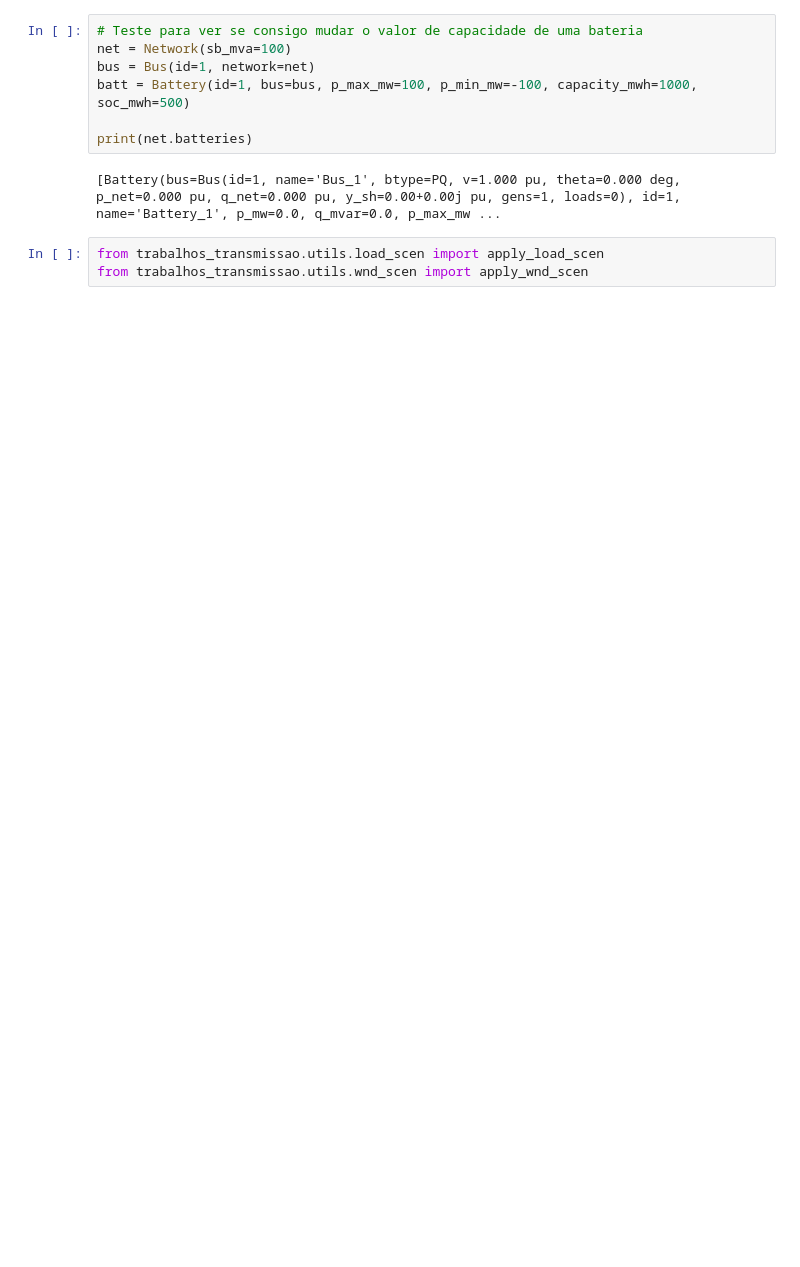
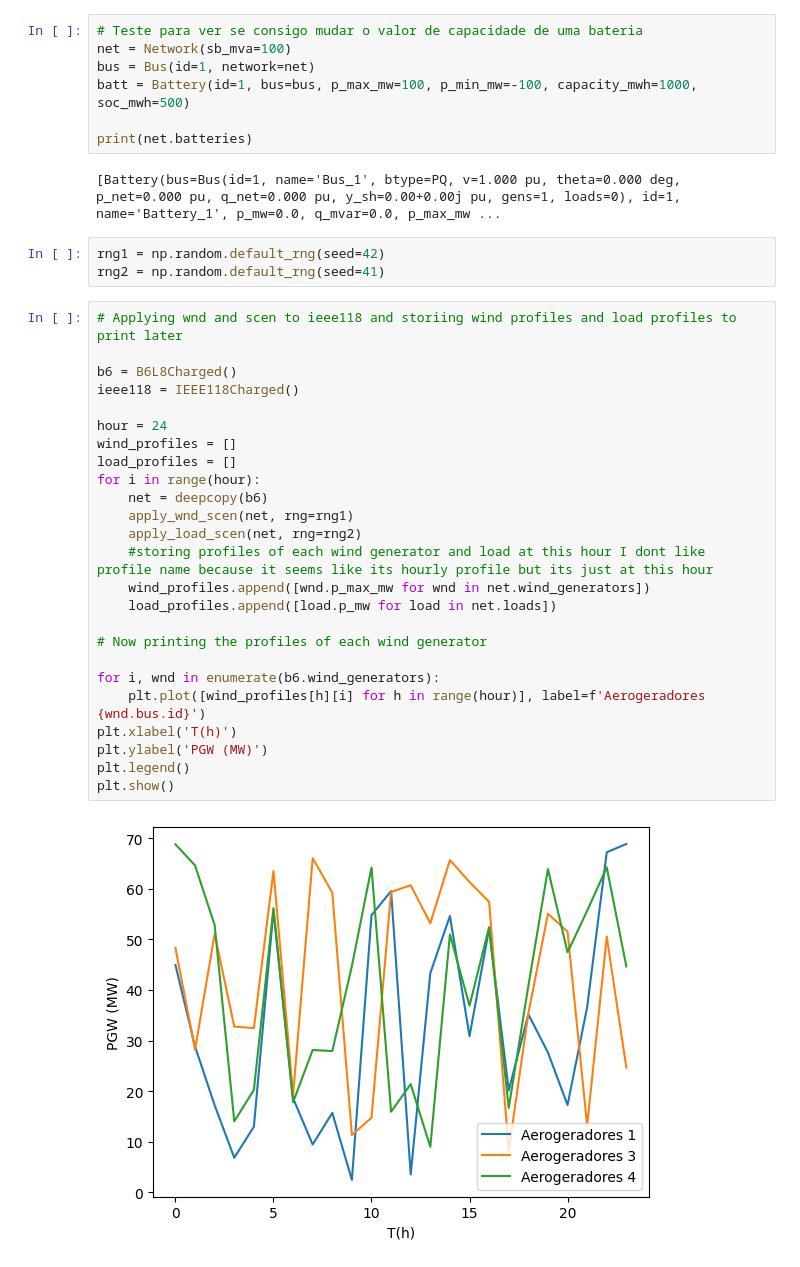
Before and after one commit to Gabriel-Halfeld-Limp/tastee, a Jupyter notebook: debug.ipynb, the cells around one changed output. Drawn from its saved outputs; the diff is of its cells as text; blank space fills up the shorter version.

```diff
--- a/debug.ipynb
+++ b/debug.ipynb
@@ -10,6 +86,33 @@ batt = Battery(id=1, bus=bus, p_max_mw=100, p_min_mw=-100, capacity_mwh=1000, so
 print(net.batteries)
 # %% [output]
 [Battery(bus=Bus(id=1, name='Bus_1', btype=PQ, v=1.000 pu, theta=0.000 deg, p_net=0.000 pu, q_net=0.000 pu, y_sh=0.00+0.00j pu, gens=1, loads=0), id=1, name='Battery_1', p_mw=0.0, q_mvar=0.0, p_max_mw ...
-# %%
-from trabalhos_transmissao.utils.load_scen import apply_load_scen
-from trabalhos_transmissao.utils.wnd_scen import apply_wnd_scen
+# %%
+rng1 = np.random.default_rng(seed=42)
+rng2 = np.random.default_rng(seed=41)
+# %%
+# Applying wnd and scen to ieee118 and storiing wind profiles and load profiles to print later
+
+b6 = B6L8Charged()
+ieee118 = IEEE118Charged()
+
+hour = 24
+wind_profiles = []
+load_profiles = []
+for i in range(hour):
+    net = deepcopy(b6)
+    apply_wnd_scen(net, rng=rng1)
+    apply_load_scen(net, rng=rng2)
+    #storing profiles of each wind generator and load at this hour I dont like profile name because it seems like its hourly profile but its just at this hour
+    wind_profiles.append([wnd.p_max_mw for wnd in net.wind_generators])
+    load_profiles.append([load.p_mw for load in net.loads])
+
+# Now printing the profiles of each wind generator
+
+for i, wnd in enumerate(b6.wind_generators):
+    plt.plot([wind_profiles[h][i] for h in range(hour)], label=f'Aerogeradores {wnd.bus.id}')
+plt.xlabel('T(h)')
+plt.ylabel('PGW (MW)')
+plt.legend()
+plt.show()
+# %% [output]
+[figure, added]
```
Also changed, not shown: parts of 7 cells of this notebook, 9 other files.
